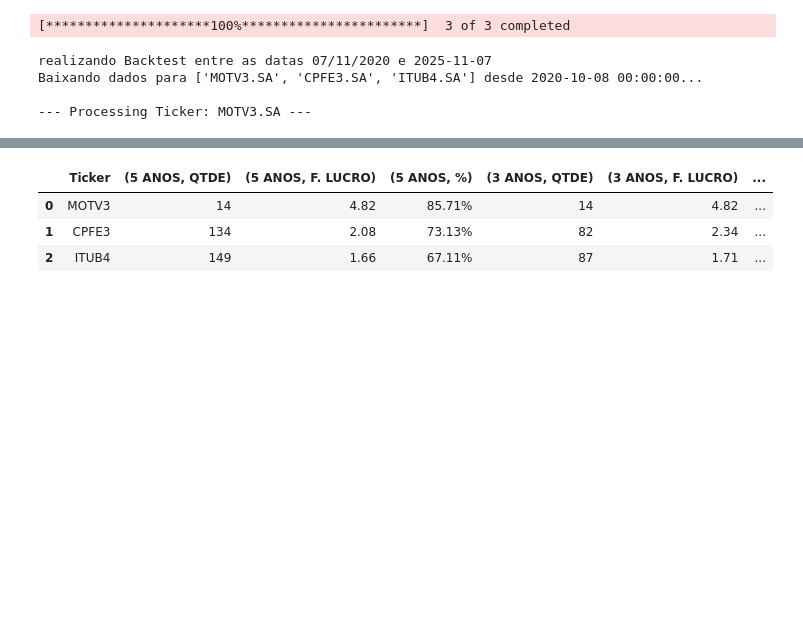
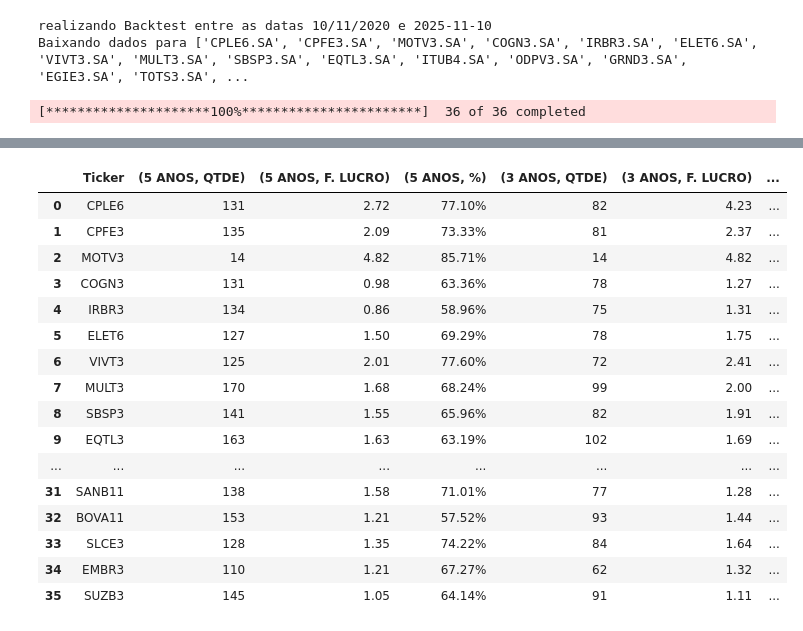
Before and after one commit to JuanHermann/BT_IFR2, a Jupyter notebook: BT_IFR2.ipynb, the cells around one changed output, grey strips where cells are left out. Saved outputs shown, nothing was run; the diff lists cells and outputs as text; code cells hidden in the pictures; blank space fills up the shorter version.

```diff
--- a/BT_IFR2.ipynb
+++ b/BT_IFR2.ipynb
@@ -66,18 +66,7 @@ def exitTrade(trades,entry_date, exit_date, entry_price,exit_price,max_holding_d
             })
 # %%
 def gerar_tabela(list_of_trades_data):
-    """
-    Gera uma tabela de métricas de backtest para uma lista de dados de trades.
 
-    Args:
-        list_of_trades_data (list): Uma lista onde cada elemento contém dados de trades
-                                     (por exemplo, um DataFrame de trades para um conjunto de parâmetros).
-
-    Returns:
-        pd.DataFrame: Um DataFrame contendo as métricas agregadas para cada conjunto de trades.
-    """
-
-    # --- 1. PREPARAR OS DADOS PARA O CABEÇALHO MULTINÍVEL (MultiIndex) ---
     cabecalho_multi_nivel = []
     periodos = ["5 ANOS", "3 ANOS", "1 ANO", "6 MESES"]
     metricas = ["QTDE", "F. LUCRO", "%"]
@@ -160,16 +149,7 @@ def getMaxDropdown(trades_df):
     return f"{max_drawdown:.2f}%"
 # %%
 def getTableAllResults(all_tickers_results):
-  """
-  Cria um DataFrame contendo o ticker e a primeira linha dos resultados de backtest para cada ticker.
 
-  Args:
-      all_tickers_results (dict): Um dicionário onde as chaves são os tickers
-                                  e os valores são os DataFrames de resultados do backtest.
-
-  Returns:
-      pd.DataFrame: Um DataFrame com o ticker e a primeira linha dos resultados.
-  """
   # Create an empty list to store the data for the new DataFrame
   data_for_new_df = []
 
@@ -355,17 +241,29 @@ def showAllResults(all_tickers_results):
 # -------------- TO DO -------------
 # CONFERIR O CALCULO DO MAX DROPDOWN
 # VALIDAR ALGORITIMO QUE DECIDE A MELHOR LINHA
+# CONFERIR ODPV3 COM F. LUCRO 'INF' SENDO QUE TEVE 16 TRADES
 
 
 
-TICKERS = ["MOTV3.SA","CPFE3.SA","ITUB4.SA"] # Changed to a list of tickers
+TICKERS = ["CPLE6.SA","CPFE3.SA","MOTV3.SA","COGN3.SA","IRBR3.SA","ELET6.SA",
+           "VIVT3.SA","MULT3.SA","SBSP3.SA","EQTL3.SA","ITUB4.SA","ODPV3.SA",
+           "GRND3.SA","EGIE3.SA","TOTS3.SA","TIMS3.SA","ABEV3.SA","PRIO3.SA",
+           "PETR4.SA","RAIL3.SA","PSSA3.SA","WEGE3.SA","GGBR4.SA","ENEV3.SA",
+           "ISAE4.SA","TAEE11.SA","CMIG4.SA","EZTC3.SA","HYPE3.SA","TGMA3.SA",
+           "RENT3.SA","SANB11.SA","BOVA11.SA","SLCE3.SA","EMBR3.SA","SUZB3.SA"]
+PERIODOS_E_PESOS = {
+        "5 ANOS": 1.0,
+        "3 ANOS": 0.8,
+        "1 ANO": 0.6,
+        "6 MESES": 0.4,
+    }
 RSI_PERIOD = 2
 RSI_THRESHOLD = 25
-MAX_HOLDING_DAYS_RANGE = range(3, 9) # Range of Max Holding Days to test
+MAX_HOLDING_DAYS_RANGE = range(3, 9)
 START_DATE = date.today() - pd.DateOffset(years=5)
 DIAS_ANTERIORES = 30
 
-all_tickers_results = {} # Dictionary to store results for each ticker
+all_tickers_results = {}
 
 start_date_download = START_DATE - pd.DateOffset(days=DIAS_ANTERIORES)
 print(f"realizando Backtest entre as datas {START_DATE.strftime("%d/%m/%Y")} e {date.today().strftime("%Y-%m-%d")}")
@@ -386,7 +284,7 @@ except Exception as e:
 # --- Process data and perform backtest for each ticker ---
 # Iterate through each ticker to process its data and run the backtest
 for ticker in TICKERS:
-    print(f"\n--- Processing Ticker: {ticker} ---")
+    print(f"--- Processing Ticker: {ticker} ---")
 
     # Select the data for the current ticker from the multi-indexed DataFrame
     # Check if data was successfully downloaded and the ticker exists in the downloaded data
@@ -470,10 +368,10 @@ for ticker in TICKERS:
         print(f"Skipping processing for {ticker} due to data issue.")
 
 #showAllResults(all_tickers_results)
-getTableAllResults(all_tickers_results)
+sorted_df = getTableAllResults(all_tickers_results)
+sorted_df.sort_values(by=('3 ANOS', 'F. LUCRO'), ascending=False)
+display(sorted_df)
 # %% [output]
-[*********************100%***********************]  3 of 3 completed
+realizando Backtest entre as datas 10/11/2020 e 2025-11-10
+Baixando dados para ['CPLE6.SA', 'CPFE3.SA', 'MOTV3.SA', 'COGN3.SA', 'IRBR3.SA', 'ELET6.SA', 'VIVT3.SA', 'MULT3.SA', 'SBSP3.SA', 'EQTL3.SA', 'ITUB4.SA', 'ODPV3.SA', 'GRND3.SA', 'EGIE3.SA', 'TOTS3.SA', ...
-realizando Backtest entre as datas 07/11/2020 e 2025-11-07
-Baixando dados para ['MOTV3.SA', 'CPFE3.SA', 'ITUB4.SA'] desde 2020-10-08 00:00:00...
-
---- Processing Ticker: MOTV3.SA ---
+[*********************100%***********************]  36 of 36 completed
@@ -486,4 +395,17 @@ Baixando dados para ['MOTV3.SA', 'CPFE3.SA', 'ITUB4.SA'] desde 2020-10-08 00:00:
 |  | Ticker | (5 ANOS, QTDE) | (5 ANOS, F. LUCRO) | (5 ANOS, %) | (3 ANOS, QTDE) | (3 ANOS, F. LUCRO) | ... |
-| 0 | MOTV3 | 14 | 4.82 | 85.71% | 14 | 4.82 | ... |
-| 1 | CPFE3 | 134 | 2.08 | 73.13% | 82 | 2.34 | ... |
-| 2 | ITUB4 | 149 | 1.66 | 67.11% | 87 | 1.71 | ... |
+| 0 | CPLE6 | 131 | 2.72 | 77.10% | 82 | 4.23 | ... |
+| 1 | CPFE3 | 135 | 2.09 | 73.33% | 81 | 2.37 | ... |
+| 2 | MOTV3 | 14 | 4.82 | 85.71% | 14 | 4.82 | ... |
+| 3 | COGN3 | 131 | 0.98 | 63.36% | 78 | 1.27 | ... |
+| 4 | IRBR3 | 134 | 0.86 | 58.96% | 75 | 1.31 | ... |
+| 5 | ELET6 | 127 | 1.50 | 69.29% | 78 | 1.75 | ... |
+| 6 | VIVT3 | 125 | 2.01 | 77.60% | 72 | 2.41 | ... |
+| 7 | MULT3 | 170 | 1.68 | 68.24% | 99 | 2.00 | ... |
+| 8 | SBSP3 | 141 | 1.55 | 65.96% | 82 | 1.91 | ... |
+| 9 | EQTL3 | 163 | 1.63 | 63.19% | 102 | 1.69 | ... |
+| ... | ... | ... | ... | ... | ... | ... | ... |
+| 31 | SANB11 | 138 | 1.58 | 71.01% | 77 | 1.28 | ... |
+| 32 | BOVA11 | 153 | 1.21 | 57.52% | 93 | 1.44 | ... |
+| 33 | SLCE3 | 128 | 1.35 | 74.22% | 84 | 1.64 | ... |
+| 34 | EMBR3 | 110 | 1.21 | 67.27% | 62 | 1.32 | ... |
+| 35 | SUZB3 | 145 | 1.05 | 64.14% | 91 | 1.11 | ... |
```
Also changed, not shown: parts of 6 cells of this notebook.
